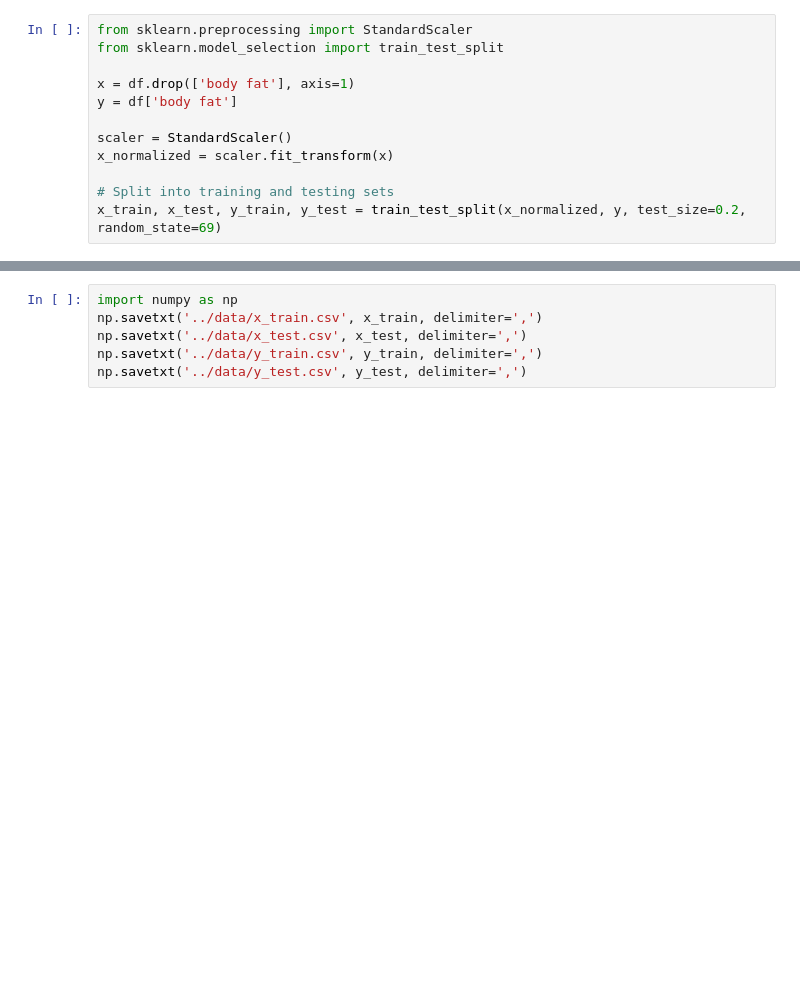
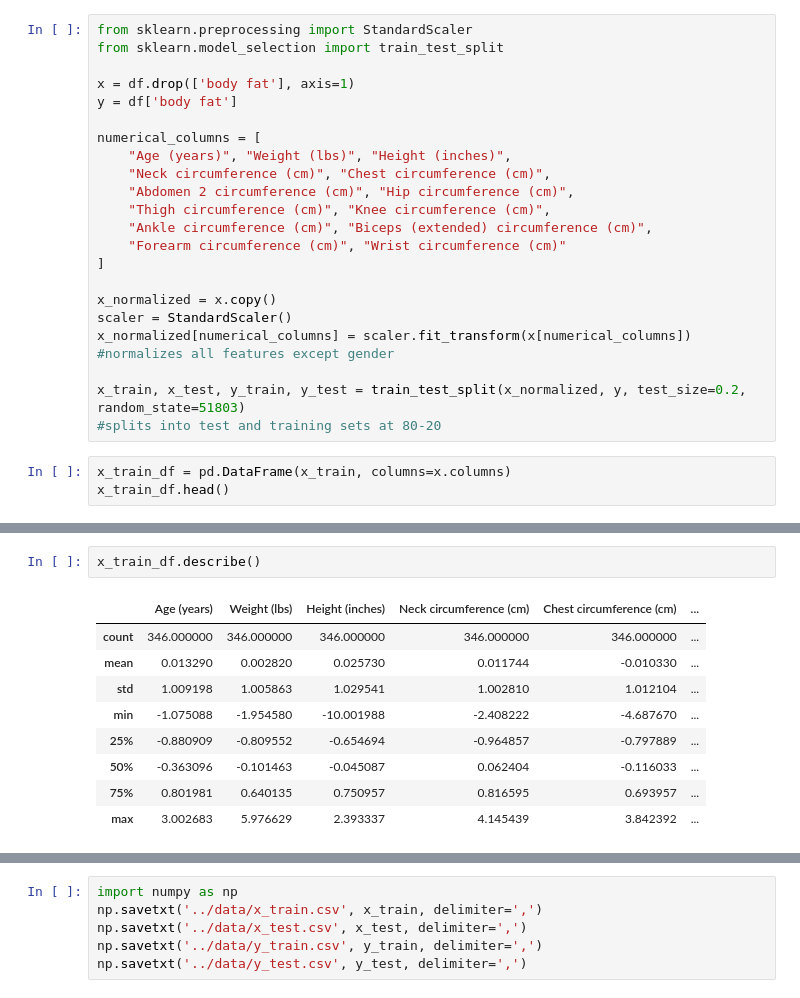
Before and after one commit to troyejac/cmse492_project, a Jupyter notebook: notebooks/Data_Processing.ipynb, the cells around one changed output, grey strips where cells are left out. Drawn from its saved outputs; the diff is of its cells as text; blank space fills up the shorter version.

```diff
--- a/notebooks/Data_Processing.ipynb
+++ b/notebooks/Data_Processing.ipynb
@@ -84,8 +130,22 @@ from sklearn.model_selection import train_test_split
 x = df.drop(['body fat'], axis=1)
 y = df['body fat']
 
+numerical_columns = [
+    "Age (years)", "Weight (lbs)", "Height (inches)",
+    "Neck circumference (cm)", "Chest circumference (cm)",
+    "Abdomen 2 circumference (cm)", "Hip circumference (cm)",
+    "Thigh circumference (cm)", "Knee circumference (cm)",
+    "Ankle circumference (cm)", "Biceps (extended) circumference (cm)",
+    "Forearm circumference (cm)", "Wrist circumference (cm)"
+]
+
+x_normalized = x.copy()
 scaler = StandardScaler()
-x_normalized = scaler.fit_transform(x)
+x_normalized[numerical_columns] = scaler.fit_transform(x[numerical_columns])
+#normalizes all features except gender
 
-# Split into training and testing sets
-x_train, x_test, y_train, y_test = train_test_split(x_normalized, y, test_size=0.2, random_state=69)
+x_train, x_test, y_train, y_test = train_test_split(x_normalized, y, test_size=0.2, random_state=51803)
+#splits into test and training sets at 80-20
+# %%
+x_train_df = pd.DataFrame(x_train, columns=x.columns)
+x_train_df.head()
@@ -91,0 +159,12 @@ x_train, x_test, y_train, y_test = train_test_split(x_normalized, y, test_size=0
+# %%
+x_train_df.describe()
+# %% [output]
+|  | Age (years) | Weight (lbs) | Height (inches) | Neck circumference (cm) | Chest circumference (cm) | ... |
+| count | 346.000000 | 346.000000 | 346.000000 | 346.000000 | 346.000000 | ... |
+| mean | 0.013290 | 0.002820 | 0.025730 | 0.011744 | -0.010330 | ... |
+| std | 1.009198 | 1.005863 | 1.029541 | 1.002810 | 1.012104 | ... |
+| min | -1.075088 | -1.954580 | -10.001988 | -2.408222 | -4.687670 | ... |
+| 25% | -0.880909 | -0.809552 | -0.654694 | -0.964857 | -0.797889 | ... |
+| 50% | -0.363096 | -0.101463 | -0.045087 | 0.062404 | -0.116033 | ... |
+| 75% | 0.801981 | 0.640135 | 0.750957 | 0.816595 | 0.693957 | ... |
+| max | 3.002683 | 5.976629 | 2.393337 | 4.145439 | 3.842392 | ... |
```
Also changed, not shown: parts of 15 cells of this notebook, 11 other files.
